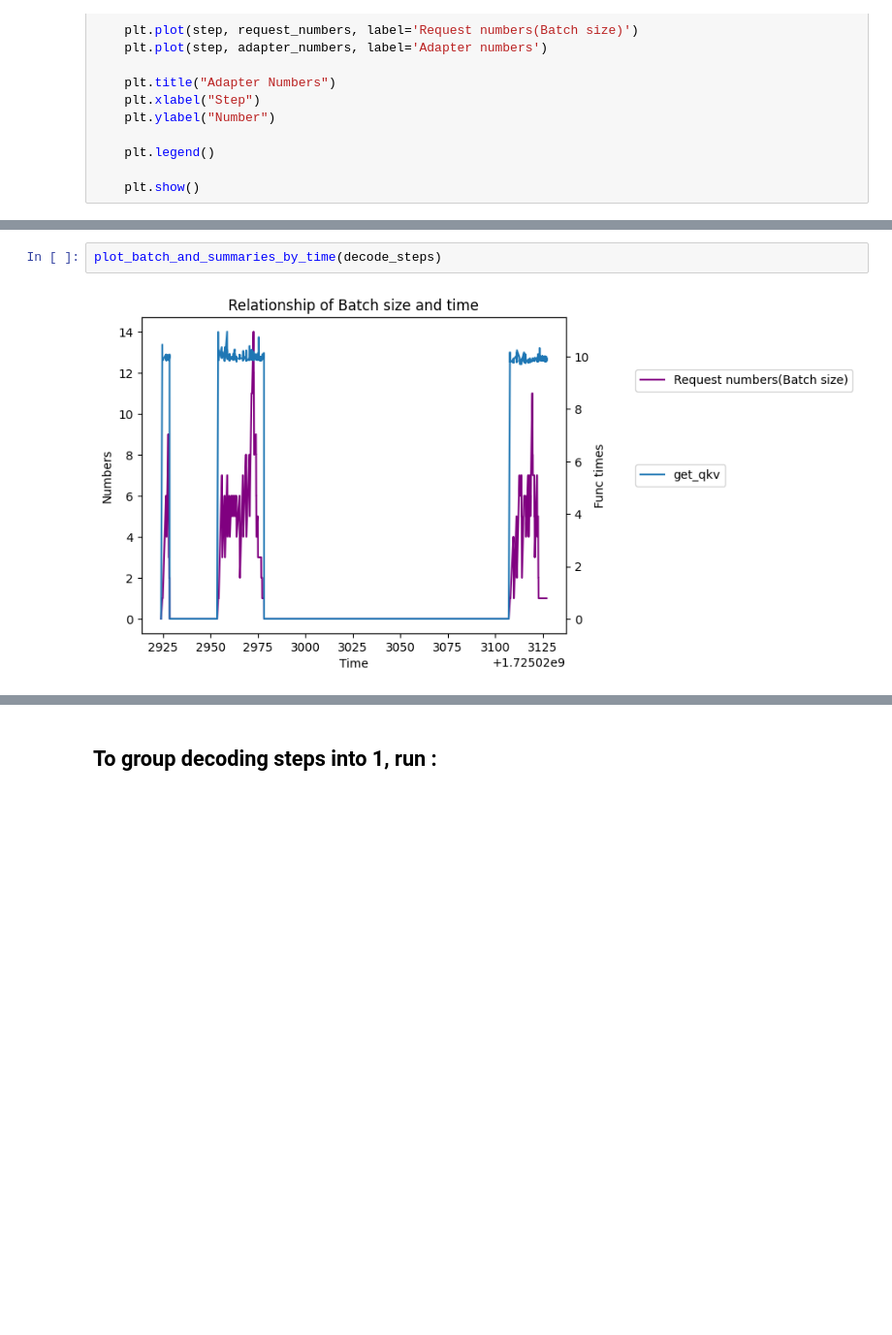
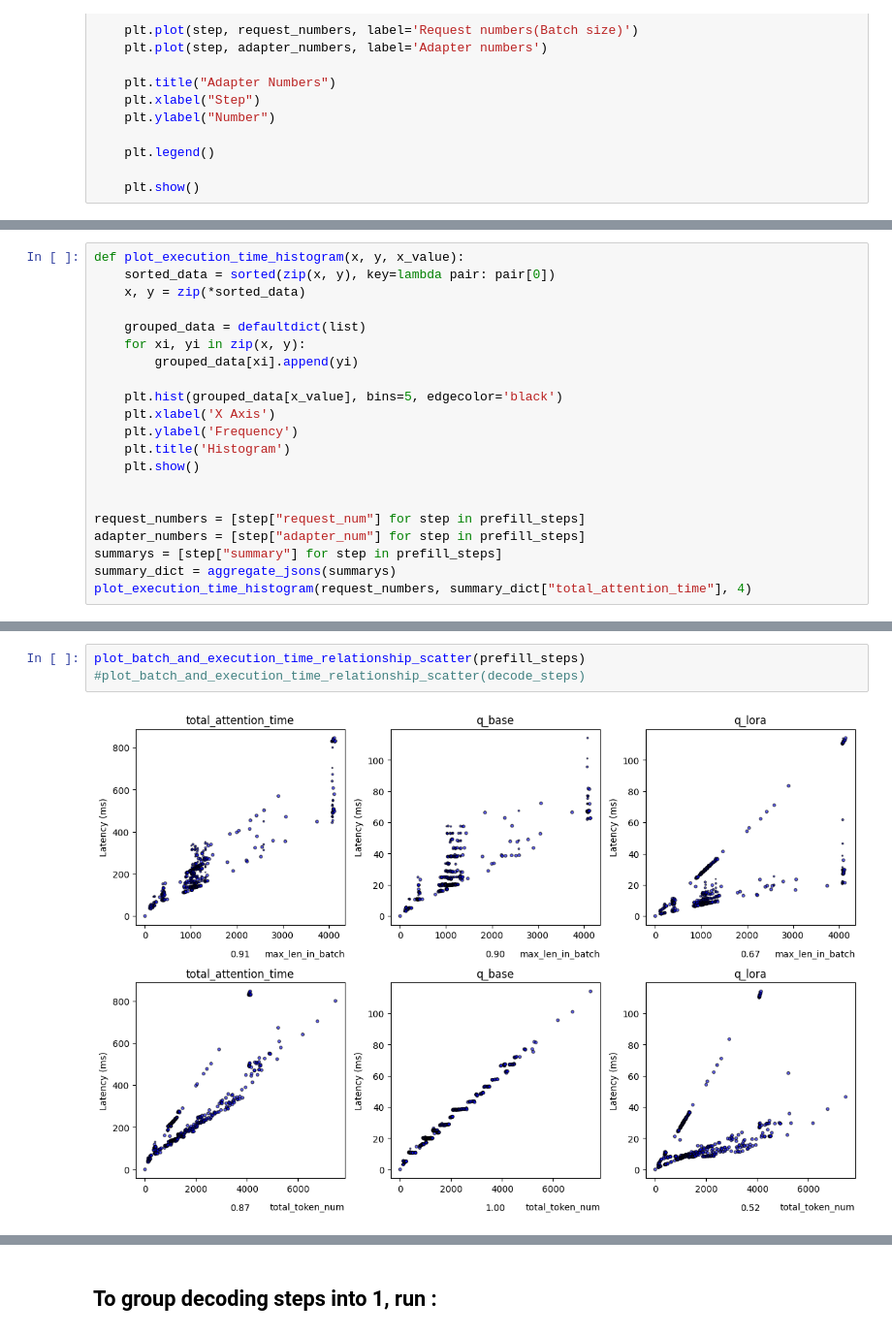
Before and after one commit to sgjeon194/S-LoRA_Analysis, a Jupyter notebook: Logs/timeDataParser.ipynb, the cells around one changed output, grey strips where cells are left out. Shown at 97% size. Drawn from its saved outputs; the diff is of its cells as text; blank space fills up the shorter version.

Commit message:
Added additional profiling codes (Correlation of total token size - latency)

```diff
--- a/Logs/timeDataParser.ipynb
+++ b/Logs/timeDataParser.ipynb
@@ -247,0 +235,21 @@ plot_batch_and_summaries_by_time(prefill_steps)
+# %%
+def plot_execution_time_histogram(x, y, x_value):
+    sorted_data = sorted(zip(x, y), key=lambda pair: pair[0])
+    x, y = zip(*sorted_data)
+
+    grouped_data = defaultdict(list)
+    for xi, yi in zip(x, y):
+        grouped_data[xi].append(yi)
+
+    plt.hist(grouped_data[x_value], bins=5, edgecolor='black')
+    plt.xlabel('X Axis')
+    plt.ylabel('Frequency')
+    plt.title('Histogram')
+    plt.show()
+
+
+request_numbers = [step["request_num"] for step in prefill_steps]
+adapter_numbers = [step["adapter_num"] for step in prefill_steps]
+summarys = [step["summary"] for step in prefill_steps]
+summary_dict = aggregate_jsons(summarys)
+plot_execution_time_histogram(request_numbers, summary_dict["total_attention_time"], 4)
@@ -248,4 +383,5 @@ plot_batch_and_summaries_by_time(prefill_steps)
 # %%
-plot_batch_and_summaries_by_time(decode_steps)
+plot_batch_and_execution_time_relationship_scatter(prefill_steps)
+#plot_batch_and_execution_time_relationship_scatter(decode_steps)
 # %% [output]
-[figure, old version]
+[figure, new version]
```
Also changed, not shown: parts of 22 cells of this notebook, 4 other files.
